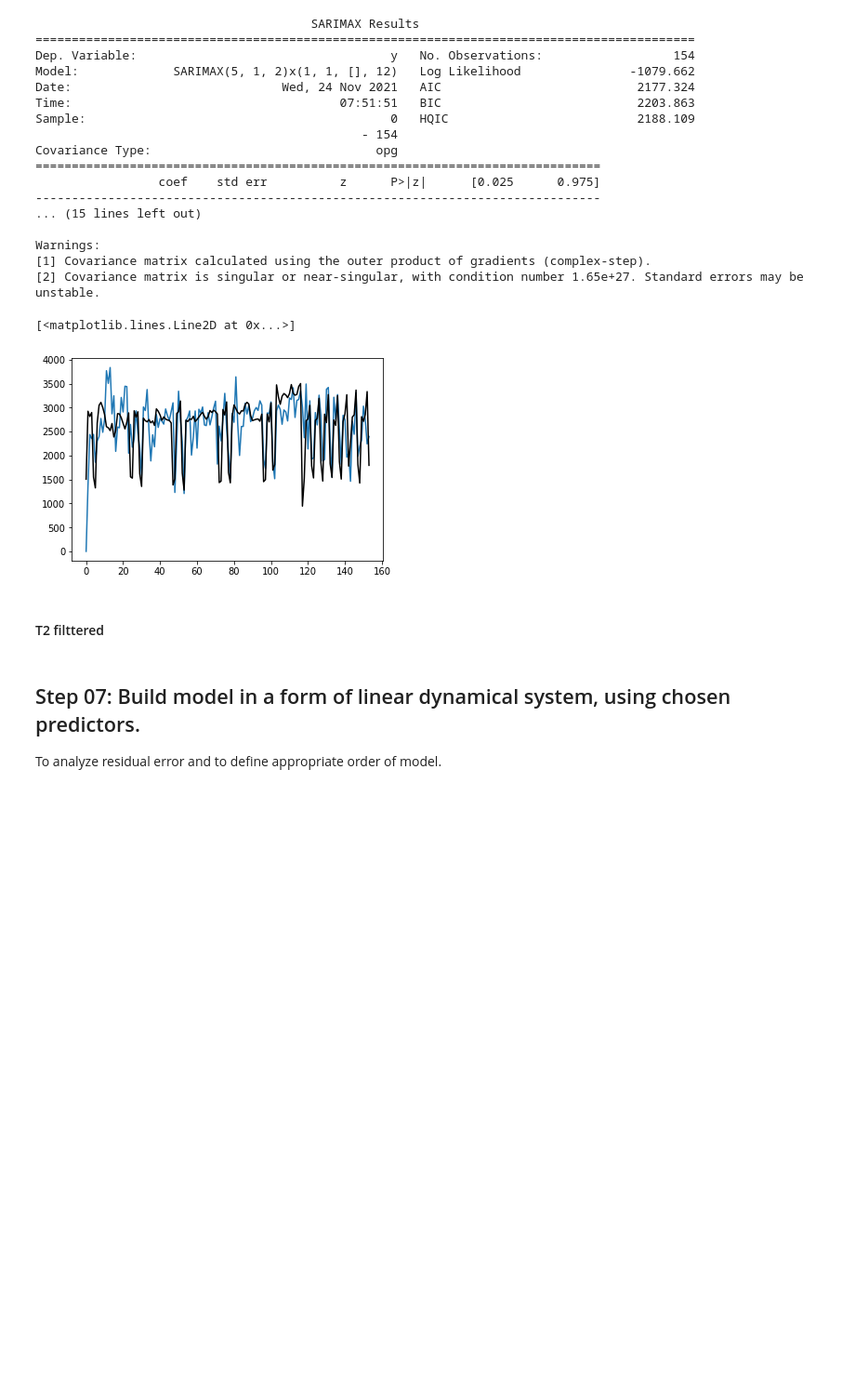
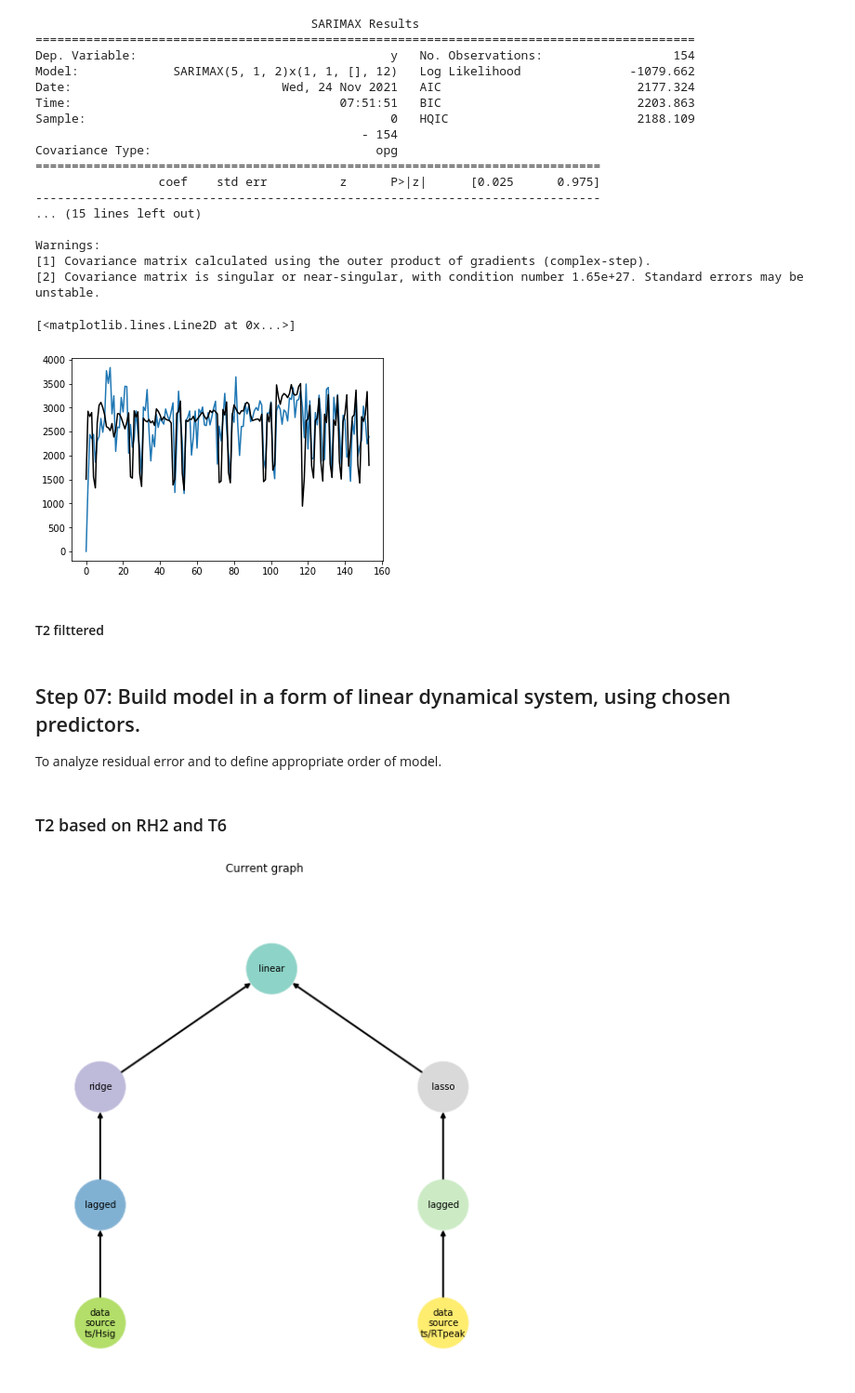
Before and after one commit to Nemat-Allah-Aloush/Multivariate_Data_Analysis, a Jupyter notebook: lab_04.ipynb, the cells around one changed output. Shown at 93% size. Cells and saved outputs as stored; diff of their text form; code cells hidden in the pictures; blank space fills up the shorter version.

```diff
--- a/lab_04.ipynb
+++ b/lab_04.ipynb
@@ -2,22 +2,10 @@
 #0.Importing required packages
 import pandas as pd
 import numpy as np
-from scipy.stats import kde
-from tabulate import tabulate
-import scipy.stats as stats
-import scipy
-import warnings
 import pandas as pd
-import scipy.stats as st
 import statsmodels.api as sm
-from scipy.stats._continuous_distns import _distn_names
 import sys
 import traceback
-from sklearn.impute import SimpleImputer
-from sklearn.preprocessing import MinMaxScaler
-import scipy.special as sse
-from scipy.optimize import curve_fit
-from functools import partial
 import seaborn as sns
 from matplotlib import pyplot as plt
 import statsmodels.tsa.api as smt
@@ -28,14 +16,21 @@ from fedot.core.data.data import InputData
 from fedot.core.pipelines.pipeline import Pipeline
 from fedot.core.repository.dataset_types import DataTypesEnum
 from fedot.core.repository.tasks import Task, TaskTypesEnum, TsForecastingParams
-from fedot.core.pipelines.node import PrimaryNode
+from fedot.core.pipelines.node import PrimaryNode, SecondaryNode
 from fedot.core.data.data_split import train_test_data_setup
+from fedot.core.pipelines.pipeline import Pipeline
 from sklearn.metrics import mean_absolute_error
 from itertools import product
-from dateutil.relativedelta import relativedelta
 from pylab import rcParams
 rcParams['figure.figsize'] = 12, 5
+import pandas as pd
+import numpy as np
 from datetime import datetime
+from fedot.core.data.multi_modal import MultiModalData
+# Plots
+import matplotlib.pyplot as plt
+from pylab import rcParams
+rcParams['figure.figsize'] = 12, 5
 # %% [markdown]
 ## Step 01: Preparing Data
 # %%
@@ -54,7 +49,7 @@ df_sample_colomn_energydata['date']=df_sample_colomn_energydata['date'].dt.round
 # %%
 def stationarity(col_name):
     #aggregation
-    df_daily_T2=df_sample_colomn_energydata.groupby('date', as_index=False).agg({col_name: "sum"})
+    df_daily_T2=df_sample_colomn_energydata.groupby('date', as_index=False).agg({col_name: "avg"}) # median
     df_daily_T2=df_daily_T2.sort_values('date')
     #plotting
     plt.figure(figsize=(8, 6))
@@ -458,3 +453,5 @@ plt.plot(df_daily_T2['T2'],color='black')
 # %% [markdown]
 ## Step 07: Build model in a form of linear dynamical system, using chosen predictors.
 To analyze residual error and to define appropriate order of model.
+# %% [markdown]
+### T2 based on RH2 and T6
@@ -460,0 +485,21 @@ To analyze residual error and to define appropriate order of model.
+# %%
+def create_multisource_pipeline():
+    """ Generate pipeline with several data sources """
+    node_source_1 = PrimaryNode('data_source_ts/Hsig')
+    node_source_2 = PrimaryNode('data_source_ts/RTpeak')
+
+    node_lagged_1 = SecondaryNode('lagged', nodes_from=[node_source_1])
+    node_lagged_1.custom_params = {'window_size': 150}
+    node_lagged_2 = SecondaryNode('lagged', nodes_from=[node_source_2])
+
+    node_ridge = SecondaryNode('ridge', nodes_from=[node_lagged_1])
+    node_lasso = SecondaryNode('lasso', nodes_from=[node_lagged_2])
+
+    node_final = SecondaryNode('linear', nodes_from=[node_ridge, node_lasso])
+    pipeline = Pipeline(node_final)
+    return pipeline
+
+pipeline = create_multisource_pipeline()
+pipeline.show()
+# %% [output]
+[figure, added]
```
Also changed, not shown: parts of 8 cells of this notebook, 2 other files.
